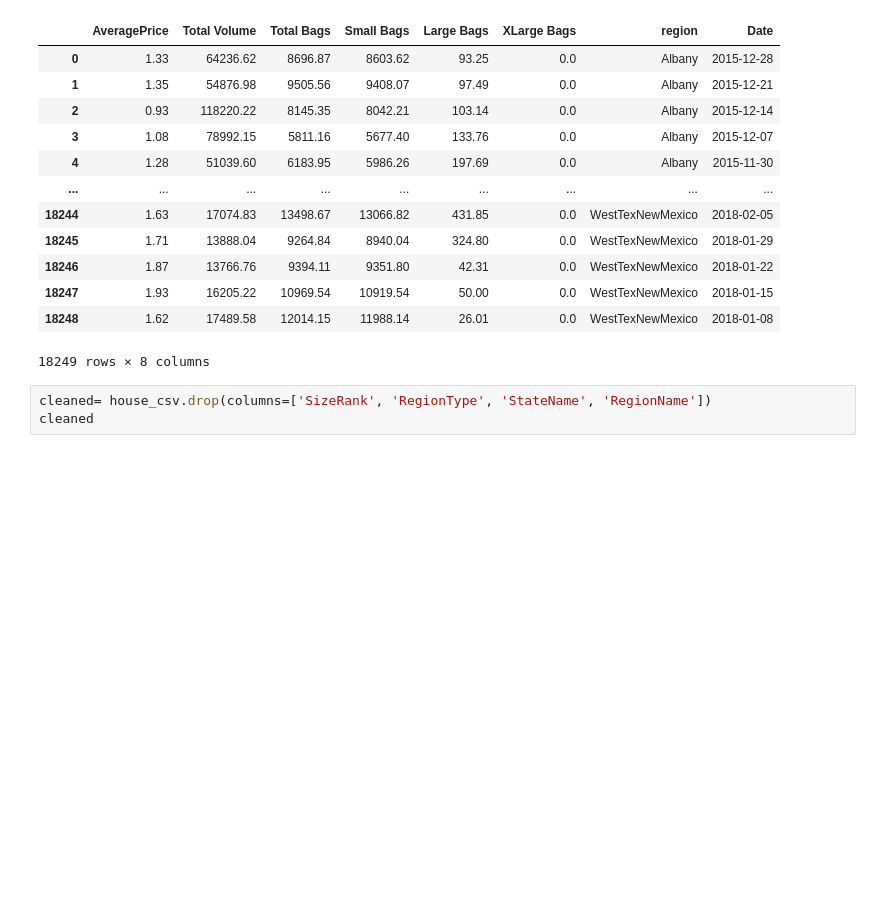
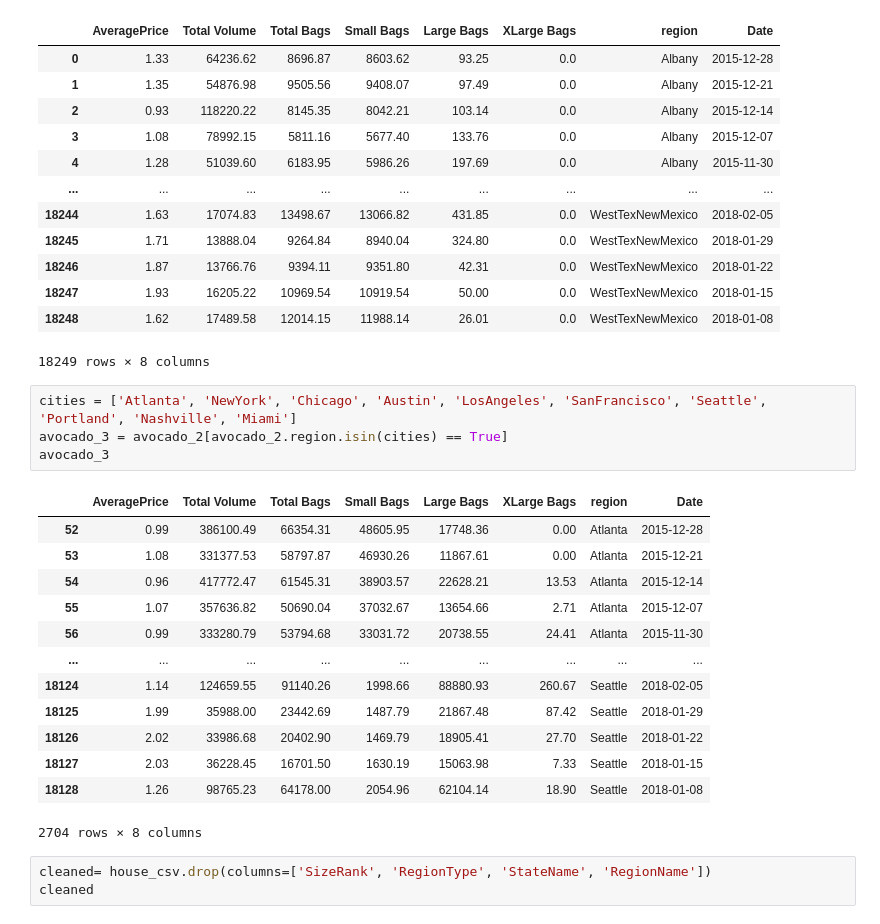
Before and after one commit to reiderwin/project2, a Jupyter notebook: Untitled.ipynb, the cells around one changed output. Drawn from its saved outputs; the diff is of its cells as text; blank space fills up the shorter version.

```diff
--- a/Untitled.ipynb
+++ b/Untitled.ipynb
@@ -102,6 +102,24 @@ avocado_2
 | 18247 | 1.93 | 16205.22 | 10969.54 | 10919.54 | 50.00 | 0.0 | WestTexNewMexico | 2018-01-15 |
 | 18248 | 1.62 | 17489.58 | 12014.15 | 11988.14 | 26.01 | 0.0 | WestTexNewMexico | 2018-01-08 |
 18249 rows × 8 columns
+# %%
+cities = ['Atlanta', 'NewYork', 'Chicago', 'Austin', 'LosAngeles', 'SanFrancisco', 'Seattle', 'Portland', 'Nashville', 'Miami']
+avocado_3 = avocado_2[avocado_2.region.isin(cities) == True]
+avocado_3
+# %% [output]
+|  | AveragePrice | Total Volume | Total Bags | Small Bags | Large Bags | XLarge Bags | region | Date |
+| 52 | 0.99 | 386100.49 | 66354.31 | 48605.95 | 17748.36 | 0.00 | Atlanta | 2015-12-28 |
+| 53 | 1.08 | 331377.53 | 58797.87 | 46930.26 | 11867.61 | 0.00 | Atlanta | 2015-12-21 |
+| 54 | 0.96 | 417772.47 | 61545.31 | 38903.57 | 22628.21 | 13.53 | Atlanta | 2015-12-14 |
+| 55 | 1.07 | 357636.82 | 50690.04 | 37032.67 | 13654.66 | 2.71 | Atlanta | 2015-12-07 |
+| 56 | 0.99 | 333280.79 | 53794.68 | 33031.72 | 20738.55 | 24.41 | Atlanta | 2015-11-30 |
+| ... | ... | ... | ... | ... | ... | ... | ... | ... |
+| 18124 | 1.14 | 124659.55 | 91140.26 | 1998.66 | 88880.93 | 260.67 | Seattle | 2018-02-05 |
+| 18125 | 1.99 | 35988.00 | 23442.69 | 1487.79 | 21867.48 | 87.42 | Seattle | 2018-01-29 |
+| 18126 | 2.02 | 33986.68 | 20402.90 | 1469.79 | 18905.41 | 27.70 | Seattle | 2018-01-22 |
+| 18127 | 2.03 | 36228.45 | 16701.50 | 1630.19 | 15063.98 | 7.33 | Seattle | 2018-01-15 |
+| 18128 | 1.26 | 98765.23 | 64178.00 | 2054.96 | 62104.14 | 18.90 | Seattle | 2018-01-08 |
+2704 rows × 8 columns
 # %%
 cleaned= house_csv.drop(columns=['SizeRank', 'RegionType', 'StateName', 'RegionName'])
 cleaned
```
Also changed, not shown: parts of 5 cells of this notebook.
